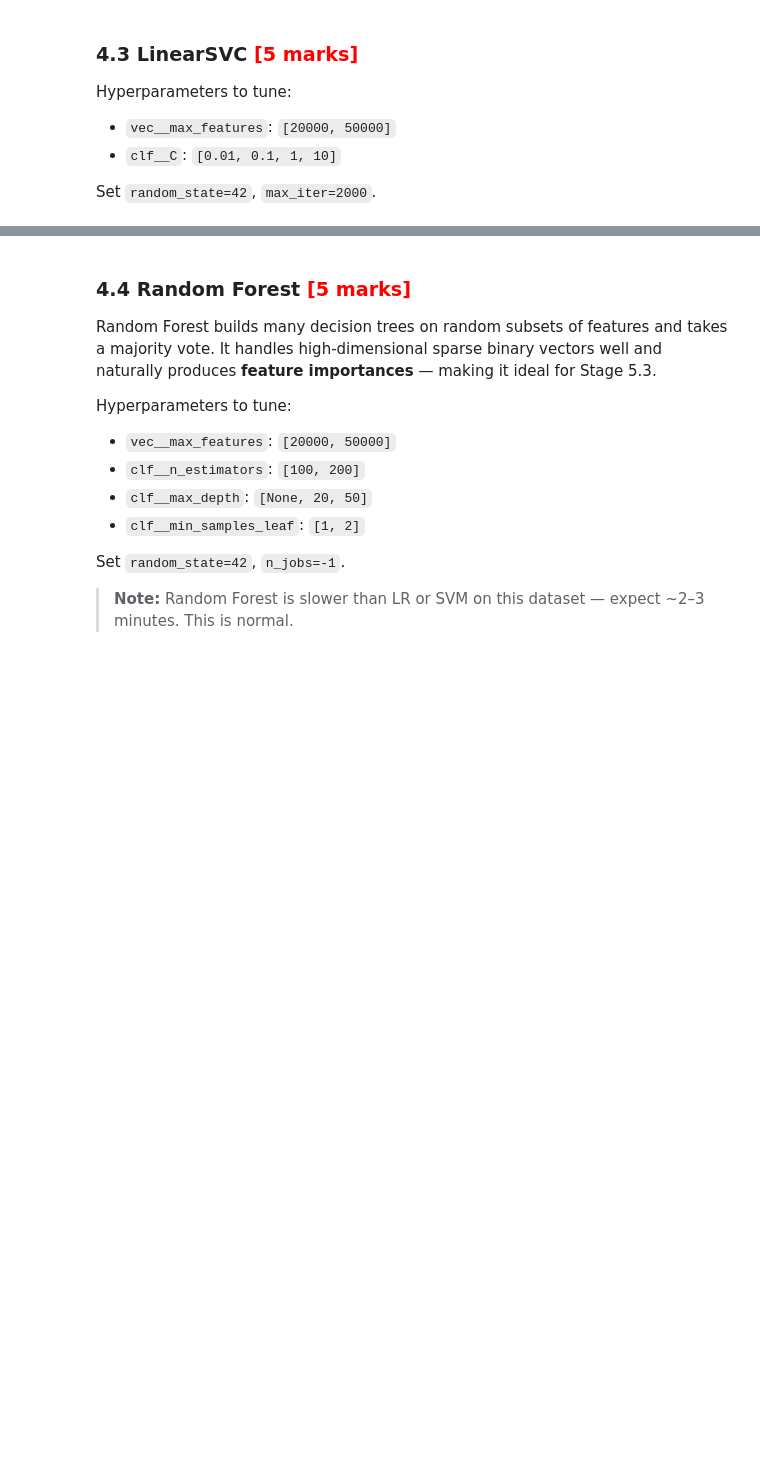
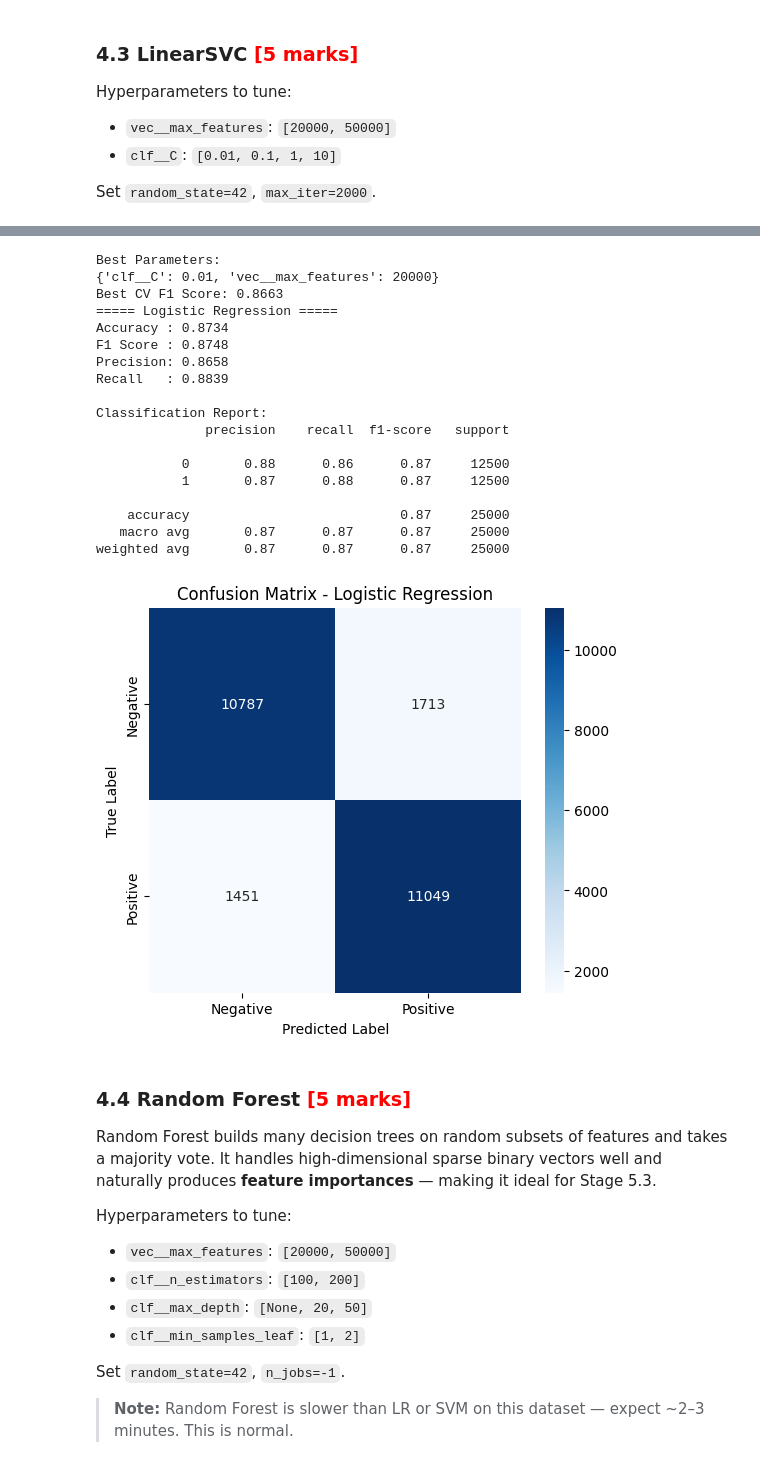
Before and after one commit to raisharad/GenerativeAIandAgenticAI, a Jupyter notebook: Sharad_Rai_SIMDB_Sentiment_Exercise.ipynb, the cells around one changed output, grey strips where cells are left out. Cells and saved outputs as stored; diff of their text form; code cells hidden in the pictures; blank space fills up the shorter version.

```diff
--- a/Sharad_Rai_SIMDB_Sentiment_Exercise.ipynb
+++ b/Sharad_Rai_SIMDB_Sentiment_Exercise.ipynb
@@ -831,3 +927,40 @@ Set `random_state=42`, `max_iter=2000`.
+# %%
+### CODE HERE ###
+# Best parameters
+print("Best Parameters:")
+print(grid_lr.best_params_)
+
+print(f"Best CV F1 Score: {grid_lr.best_score_:.4f}")
+
+# Predict
+y_pred_lr = grid_lr.predict(test_texts_clean)
+
+# Evaluate
+lr_metrics = evaluate_model(
+    "Logistic Regression",
+    y_test,
+    y_pred_lr
+)
+# %% [output]
+Best Parameters:
+{'clf__C': 0.01, 'vec__max_features': 20000}
+Best CV F1 Score: 0.8663
+===== Logistic Regression =====
+Accuracy : 0.8734
+F1 Score : 0.8748
+Precision: 0.8658
+Recall   : 0.8839
+
+Classification Report:
+              precision    recall  f1-score   support
+
+           0       0.88      0.86      0.87     12500
+           1       0.87      0.88      0.87     12500
+
+    accuracy                           0.87     25000
+   macro avg       0.87      0.87      0.87     25000
+weighted avg       0.87      0.87      0.87     25000
+[figure, added]
 # %% [markdown]
 ### 4.4 Random Forest  <font color="red">[5 marks]</font>
 
```
Also changed, not shown: parts of 36 cells of this notebook.
